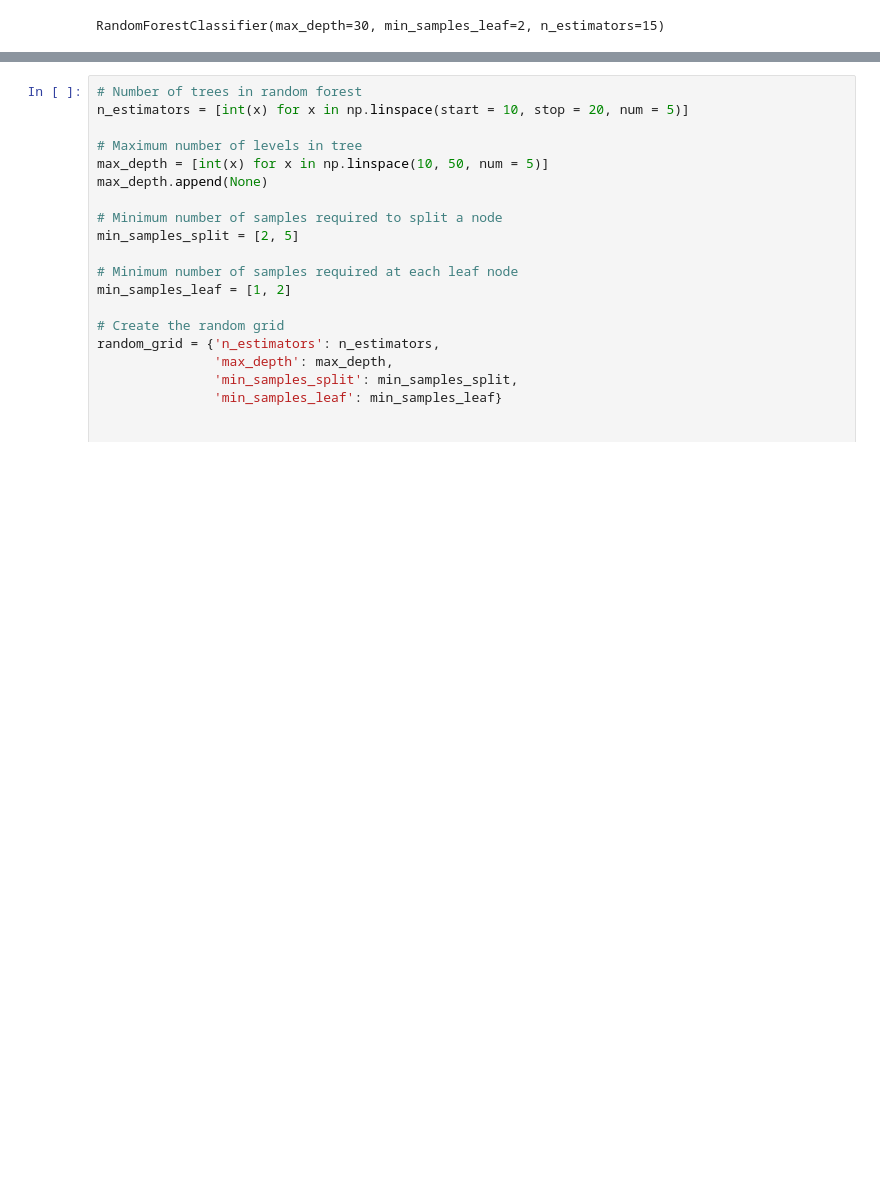
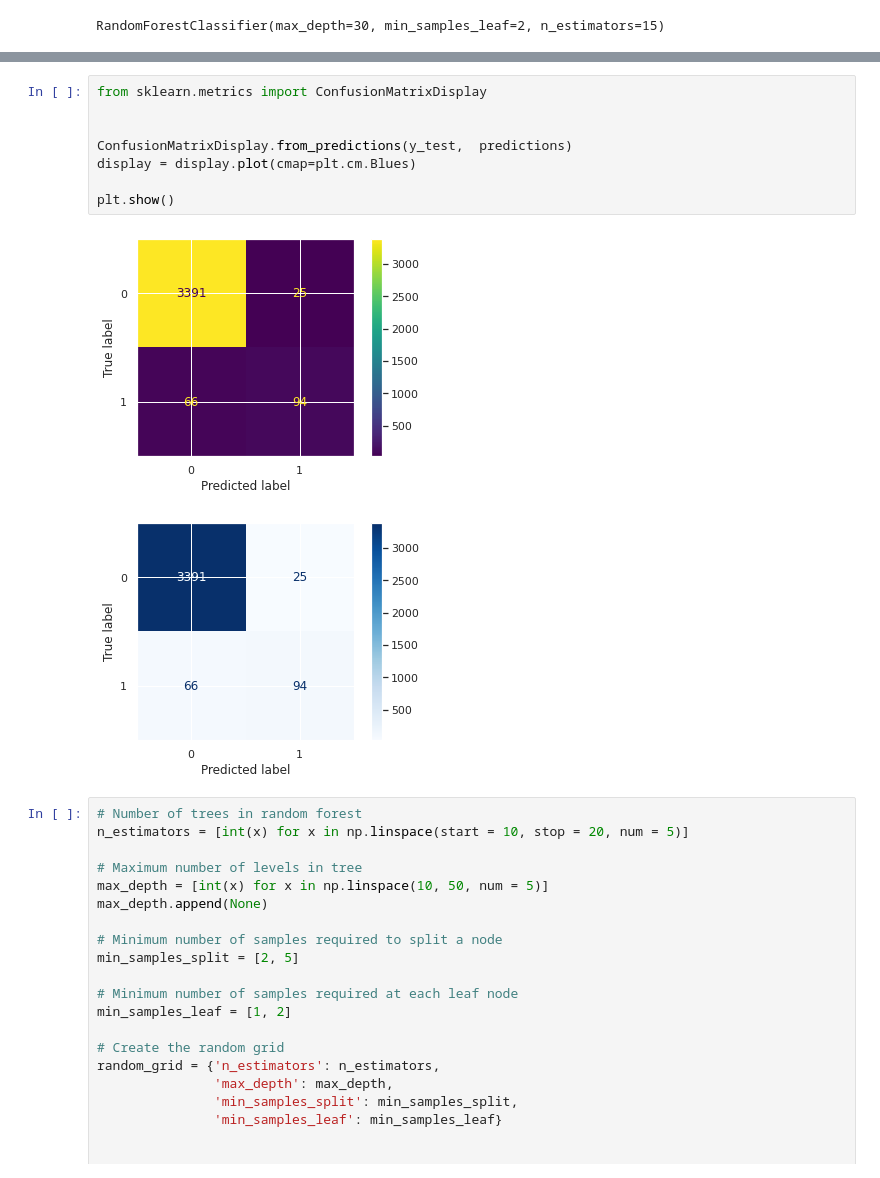
Before and after one commit to huantnguyen/FakeJobPrediction, a Jupyter notebook: v4_Project_245_fakejob.ipynb, the cells around one changed output, grey strips where cells are left out. Cells and saved outputs as stored; diff of their text form; blank space fills up the shorter version.

Commit message:
Tune the models and display confusion matrix

```diff
--- a/v4_Project_245_fakejob.ipynb
+++ b/v4_Project_245_fakejob.ipynb
@@ -801,3 +813,14 @@ AUC score : 0.79815
+# %%
+from sklearn.metrics import ConfusionMatrixDisplay
+
+
+ConfusionMatrixDisplay.from_predictions(y_test,  predictions)
+display = display.plot(cmap=plt.cm.Blues)
+
+plt.show()
+# %% [output]
+[figure, added]
+[figure, added]
 # %%
 # Number of trees in random forest
 n_estimators = [int(x) for x in np.linspace(start = 10, stop = 20, num = 5)]
```
Also changed, not shown: parts of 21 cells of this notebook.
